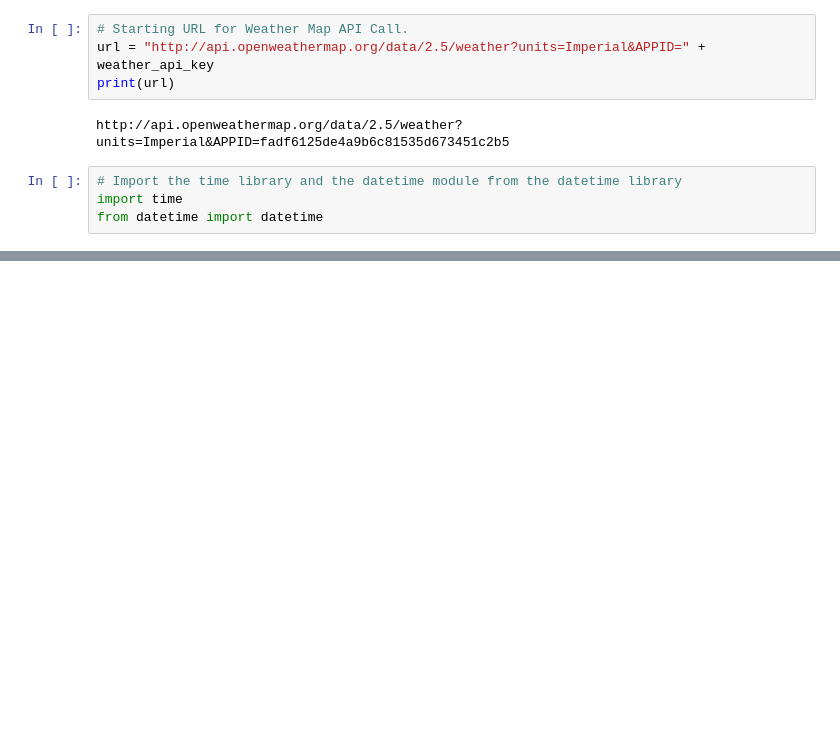
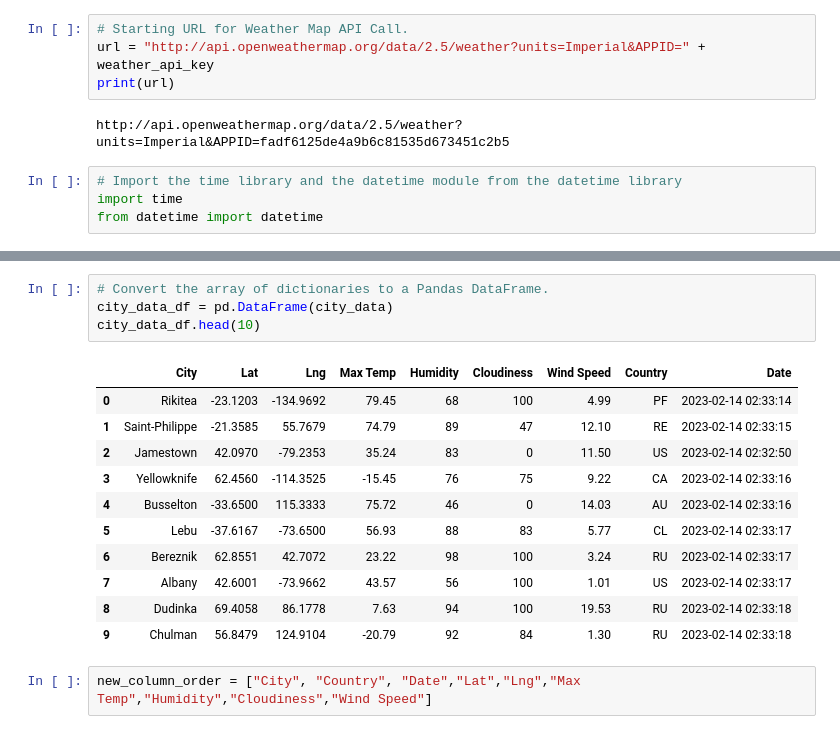
Before and after one commit to ShahZ-Khan/World_Weather_Analysis, a Jupyter notebook: WeatherPy.ipynb, the cells around one changed output, grey strips where cells are left out. Cells and saved outputs as stored; diff of their text form; blank space fills up the shorter version.

```diff
--- a/WeatherPy.ipynb
+++ b/WeatherPy.ipynb
@@ -95,0 +128,18 @@ NameError: name 'cities' is not defined
+# %%
+# Convert the array of dictionaries to a Pandas DataFrame.
+city_data_df = pd.DataFrame(city_data)
+city_data_df.head(10)
+# %% [output]
+|  | City | Lat | Lng | Max Temp | Humidity | Cloudiness | Wind Speed | Country | Date |
+| 0 | Rikitea | -23.1203 | -134.9692 | 79.45 | 68 | 100 | 4.99 | PF | 2023-02-14 02:33:14 |
+| 1 | Saint-Philippe | -21.3585 | 55.7679 | 74.79 | 89 | 47 | 12.10 | RE | 2023-02-14 02:33:15 |
+| 2 | Jamestown | 42.0970 | -79.2353 | 35.24 | 83 | 0 | 11.50 | US | 2023-02-14 02:32:50 |
+| 3 | Yellowknife | 62.4560 | -114.3525 | -15.45 | 76 | 75 | 9.22 | CA | 2023-02-14 02:33:16 |
+| 4 | Busselton | -33.6500 | 115.3333 | 75.72 | 46 | 0 | 14.03 | AU | 2023-02-14 02:33:16 |
+| 5 | Lebu | -37.6167 | -73.6500 | 56.93 | 88 | 83 | 5.77 | CL | 2023-02-14 02:33:17 |
+| 6 | Bereznik | 62.8551 | 42.7072 | 23.22 | 98 | 100 | 3.24 | RU | 2023-02-14 02:33:17 |
+| 7 | Albany | 42.6001 | -73.9662 | 43.57 | 56 | 100 | 1.01 | US | 2023-02-14 02:33:17 |
+| 8 | Dudinka | 69.4058 | 86.1778 | 7.63 | 94 | 100 | 19.53 | RU | 2023-02-14 02:33:18 |
+| 9 | Chulman | 56.8479 | 124.9104 | -20.79 | 92 | 84 | 1.30 | RU | 2023-02-14 02:33:18 |
+# %%
+new_column_order = ["City", "Country", "Date","Lat","Lng","Max Temp","Humidity","Cloudiness","Wind Speed"]
```
Also changed, not shown: parts of 6 cells of this notebook, 1 other file.
